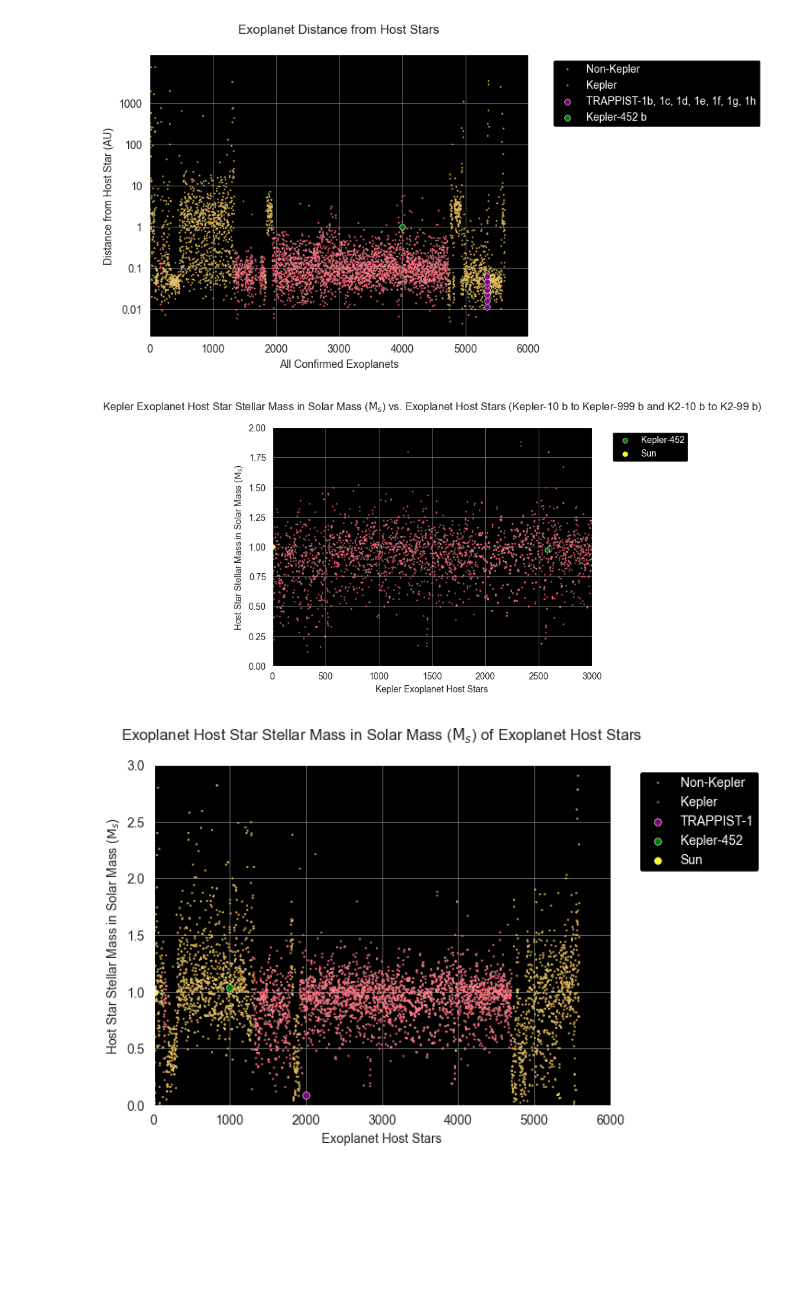
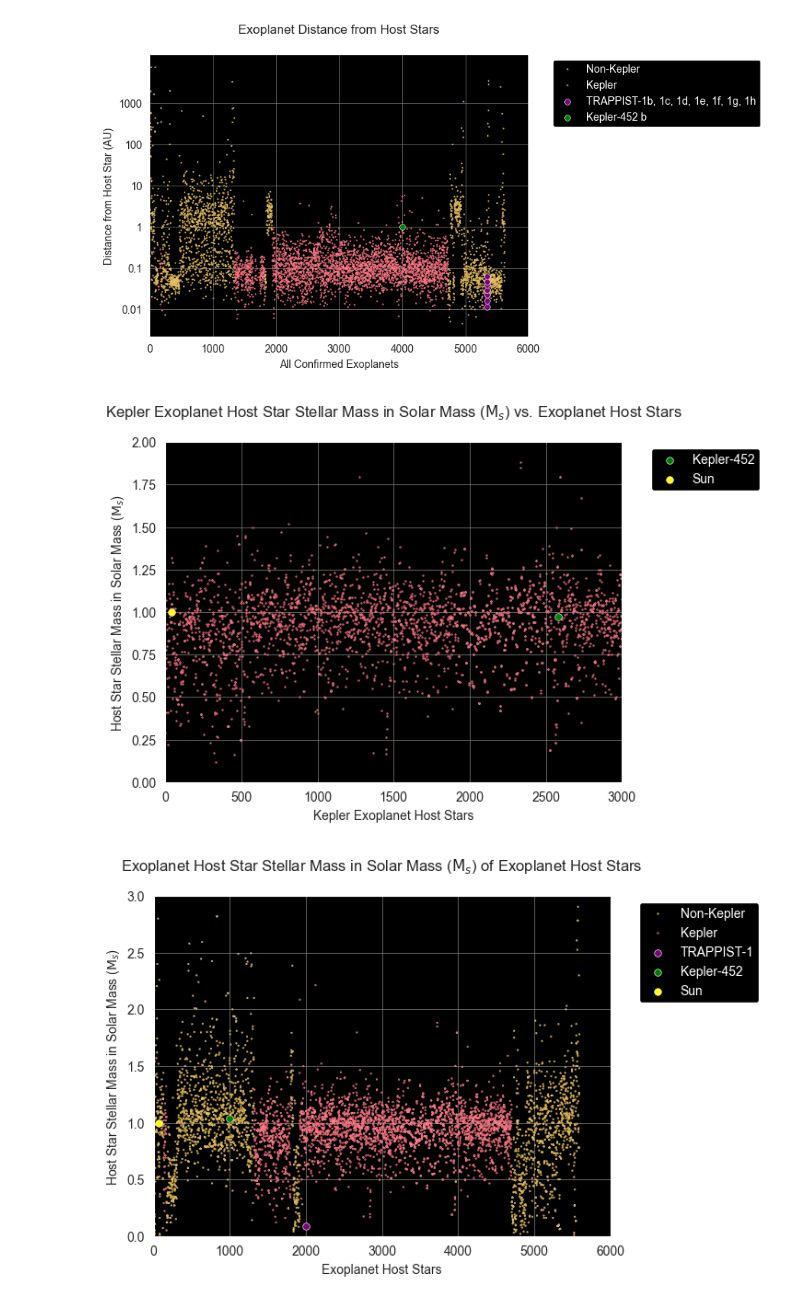
Before and after one commit to Graviton12/Exoplanet-Data-Analysis, a Jupyter notebook: exoplanetScatterplots.ipynb, the cells around one changed output. Drawn from its saved outputs; the diff is of its cells as text; code cells hidden in the pictures; blank space fills up the shorter version.

```diff
--- a/exoplanetScatterplots.ipynb
+++ b/exoplanetScatterplots.ipynb
@@ -483,11 +485,14 @@ plt.show()
 # %% [output]
 [figure]
 # %%
+# Scatter Plot: Host Star's Stellar Mass vs. Host Star Name
+# Kepler-10 b to Kepler-999 b, K2-10 b to K2-99 b, KOI-12 b to KOI-984 c, and EPIC
+
 # Sample data for Sun and Kepler-452 b
 sun = pd.DataFrame({
     'host_star_name': ['Sun'],
     'stellar_mass_solar_mass': [1],  # Sun's mass in solar masses
-    'discovery_order': [1500],  # Arbitrary value for plotting the Sun in discovery order
+    'discovery_order': [40],  # Arbitrary value for plotting the Sun in discovery order
 })
 
 # Filter only Kepler exoplanets
@@ -500,35 +505,34 @@ kepler_exoplanets = filtered_exoplanets[
 
 # Combine the highlighted points DataFrame with the original DataFrame
 combined_data = pd.concat([kepler_exoplanets, sun], ignore_index=True)
 
 sns.set_style("darkgrid", {"axes.facecolor": "black"})
 
-# Scatter Plot: Host Star's Stellar Mass vs. Host Star Name
 sns.scatterplot(data=combined_data, x=combined_data.index, y='stellar_mass_solar_mass', color='#FD4659', s=2)
 plt.xlabel('Kepler Exoplanet Host Stars')
 plt.ylabel('Host Star Stellar Mass in Solar Mass ($\mathrm{M}_{s}$)')
-plt.title('Kepler Exoplanet Host Star Stellar Mass in Solar Mass ($\mathrm{M}_{s}$) vs. Exoplanet Host Stars (Kepler-10 b to Kepler-999 b and K2-10 b to K2-99 b)', pad=20)
+plt.title('Kepler Exoplanet Host Star Stellar Mass in Solar Mass ($\mathrm{M}_{s}$) vs. Exoplanet Host Stars', pad=20)
 
 plt.ylim(0, 2)
 
 plt.xlim(0, 3000)
 
 # Highlight specific point for Kepler-452 b
 highlighted_kepler452b = combined_data[combined_data['host_star_name'] == 'Kepler-452']
 sns.scatterplot(data=highlighted_kepler452b, x=highlighted_kepler452b.index, y='stellar_mass_solar_mass', color='green', edgecolor='white', s=30, label='Kepler-452')
 
 # Highlight specific point for the Sun
-sns.scatterplot(data=sun, x=sun.index, y='stellar_mass_solar_mass', color='yellow', edgecolor='white', s=30, label='Sun')
+sns.scatterplot(data=sun, x='discovery_order', y='stellar_mass_solar_mass', color='yellow', edgecolor='white', s=30, label='Sun')
 
 # Change the grid color to be more visible on black background
 plt.grid(color='gray', linestyle='-', linewidth=0.5)
 
 # Adjust the legend to show only highlighted points
 legend = plt.legend(facecolor='black', edgecolor='white', framealpha=1, fontsize=10, bbox_to_anchor=(1.05, 1), loc='upper left')
 for text in legend.get_texts():
     text.set_color('white')
 
 plt.show()
 # %% [output]
-[figure, old version]
+[figure, new version]
 # %%
```
Also changed, not shown: parts of 8 cells of this notebook.
